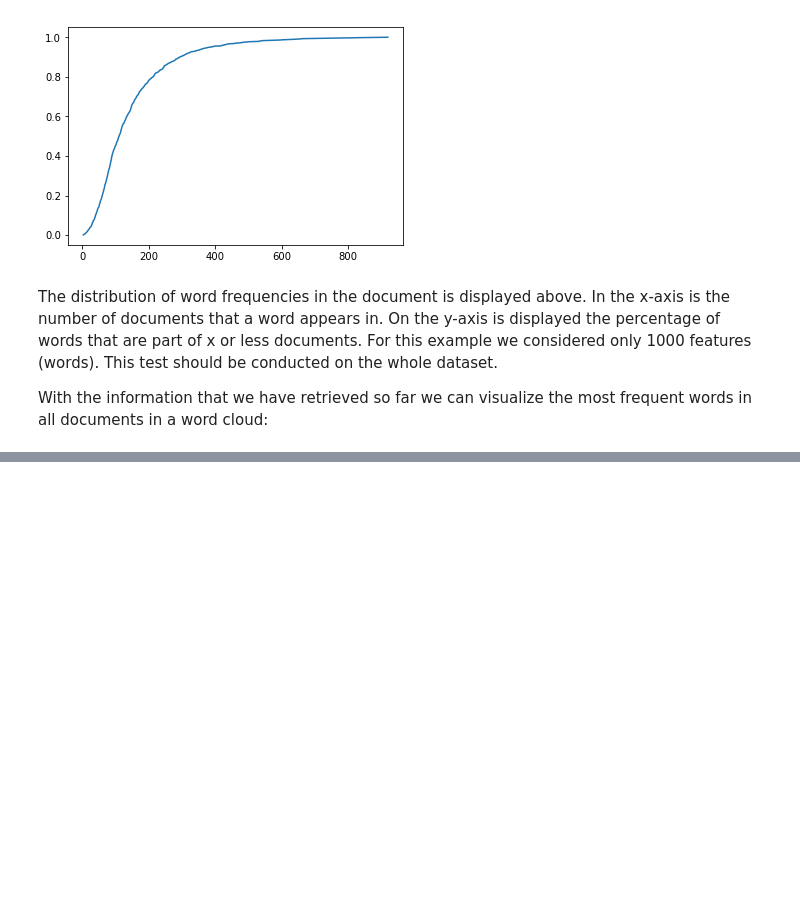
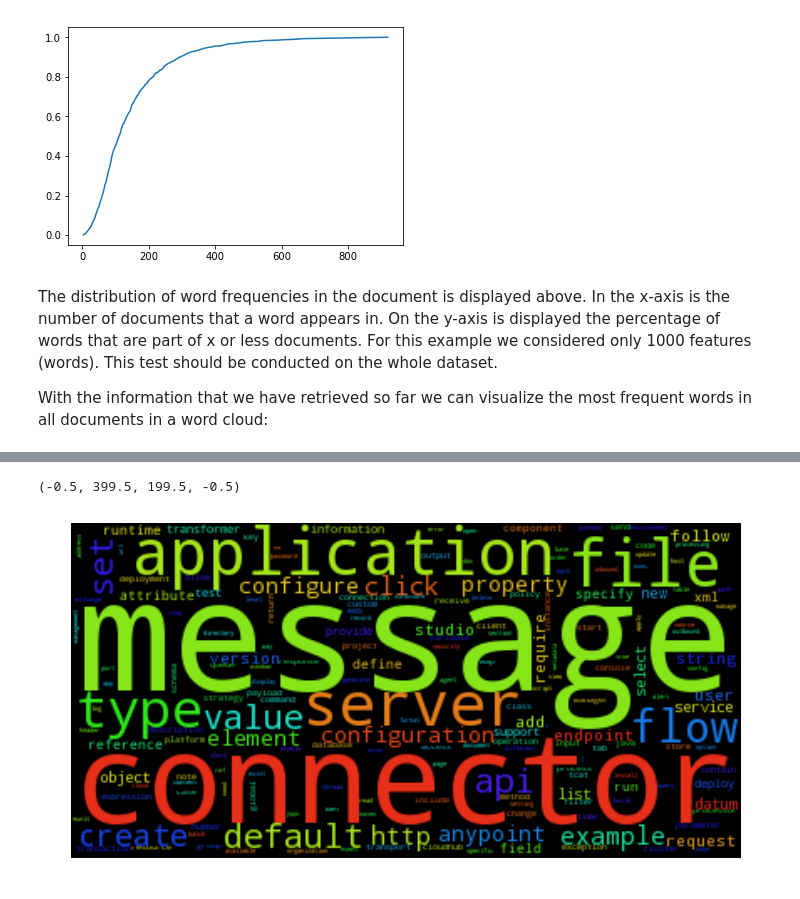
Before and after one commit to klitonandrea/DocumentationNLP, a Jupyter notebook: Exploratory Steps and PreProcessing.ipynb, the cells around one changed output, grey strips where cells are left out. Saved outputs shown, nothing was run; the diff lists cells and outputs as text; code cells hidden in the pictures; blank space fills up the shorter version.

```diff
--- a/Exploratory Steps and PreProcessing.ipynb
+++ b/Exploratory Steps and PreProcessing.ipynb
@@ -247,0 +267,12 @@ features feature xxxx
+# %%
+word_vectorizer_spacy = CountVectorizer(tokenizer=tokenizeText, min_df=3, max_df=0.95)
+bow_1gram_spacy = word_vectorizer_spacy.fit_transform(corpus_df.stripped_txt)
+# %%
+wc2 = WordCloud().generate_from_frequencies(zip(word_vectorizer_spacy.get_feature_names(), bow_1gram_spacy.sum(axis=0).tolist()[0]) )
+# %%
+plt.figure(figsize=(12, 9))
+plt.imshow(wc2, interpolation='bilinear')
+plt.axis("off")
+# %% [output]
+(-0.5, 399.5, 199.5, -0.5)
+[figure, added]
```
Also changed, not shown: parts of 117 cells of this notebook, 1 other file.
